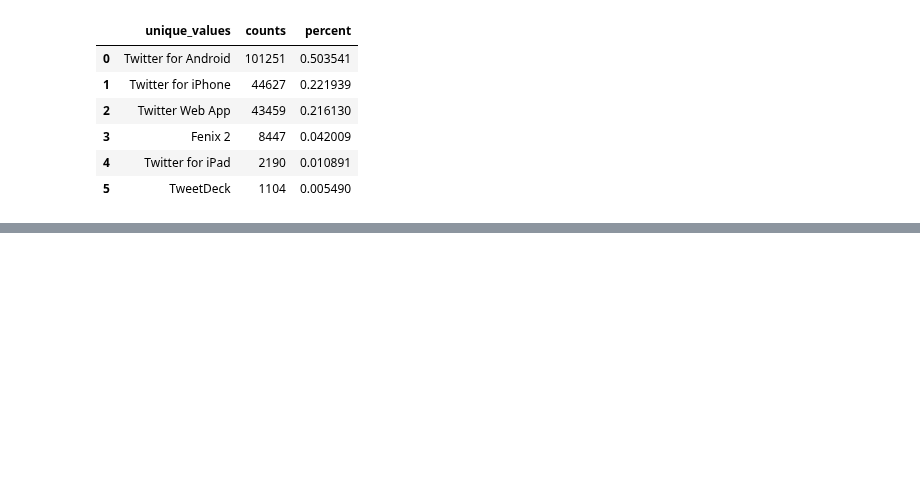
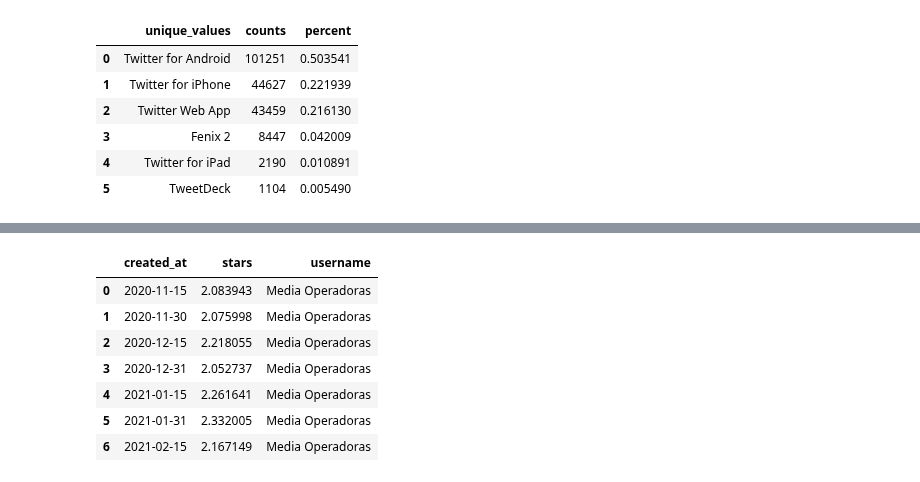
Before and after one commit to carpiero/Sentiment_Spanish_Operator, a Jupyter notebook: Notebooks/Notebook_006_remote.ipynb, the cells around one changed output, grey strips where cells are left out. Cells and saved outputs as stored; diff of their text form; code cells hidden in the pictures; blank space fills up the shorter version.

```diff
--- a/Notebooks/Notebook_006_remote.ipynb
+++ b/Notebooks/Notebook_006_remote.ipynb
@@ -219,0 +265,13 @@ dff.style.format({'percent': '{:,.1%}'.format})
+# %%
+df_media_total=df_stars.groupby(pd.Grouper(key='created_at',freq='SM'))[['stars']].mean().reset_index()
+df_media_total['username']='Media Operadoras'
+df_media_total
+# %% [output]
+|  | created_at | stars | username |
+| 0 | 2020-11-15 | 2.083943 | Media Operadoras |
+| 1 | 2020-11-30 | 2.075998 | Media Operadoras |
+| 2 | 2020-12-15 | 2.218055 | Media Operadoras |
+| 3 | 2020-12-31 | 2.052737 | Media Operadoras |
+| 4 | 2021-01-15 | 2.261641 | Media Operadoras |
+| 5 | 2021-01-31 | 2.332005 | Media Operadoras |
+| 6 | 2021-02-15 | 2.167149 | Media Operadoras |
```
Also changed, not shown: parts of 9 cells of this notebook, 2 other files.
